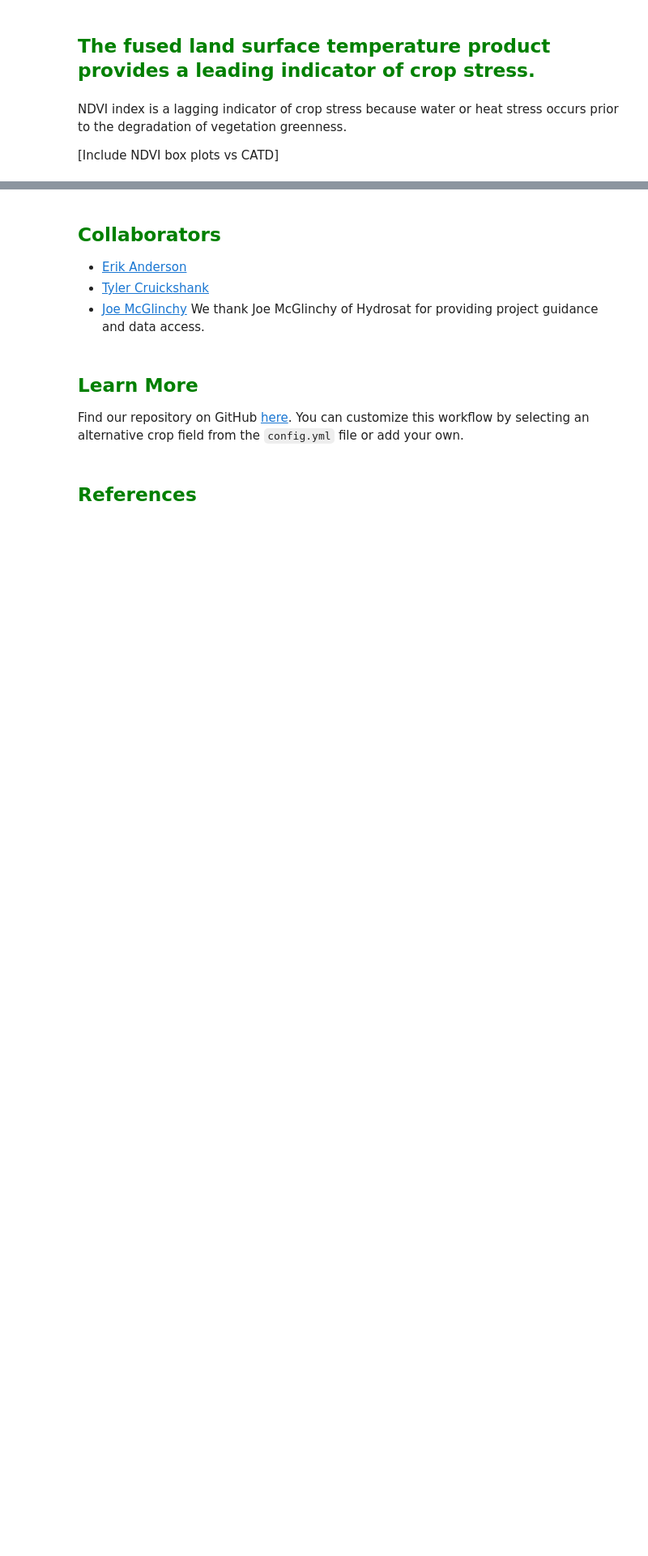
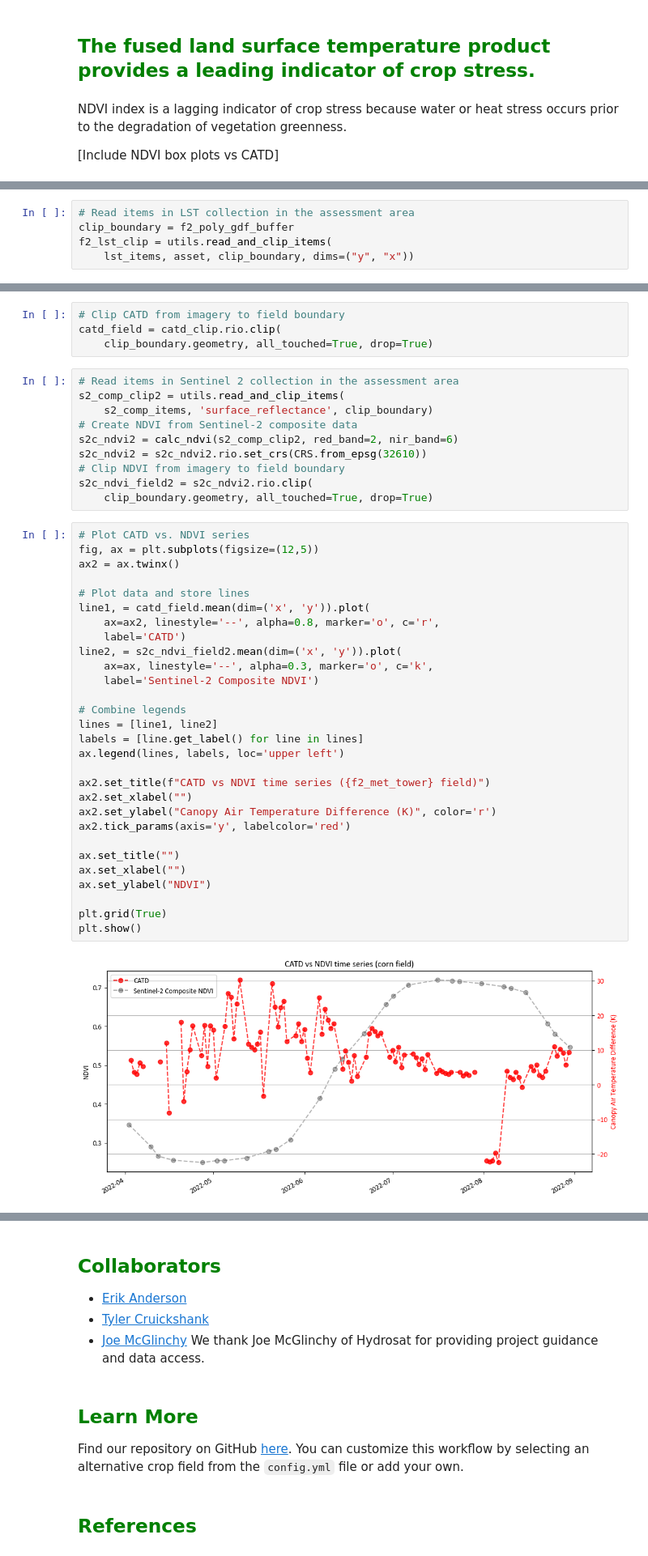
Before and after one commit to eanderson-ei/lst-crop-stress-capstone, a Jupyter notebook: blog.ipynb, the cells around one changed output, grey strips where cells are left out. Shown at 81% size. Cells and saved outputs as stored; diff of their text form; blank space fills up the shorter version.

Commit message:
add CATD section

```diff
--- a/blog.ipynb
+++ b/blog.ipynb
@@ -410,0 +487,5 @@ NDVI index is a lagging indicator of crop stress because water or heat stress oc
+# %%
+# Read items in LST collection in the assessment area
+clip_boundary = f2_poly_gdf_buffer
+f2_lst_clip = utils.read_and_clip_items(
+    lst_items, asset, clip_boundary, dims=("y", "x"))
@@ -410,0 +506,45 @@ NDVI index is a lagging indicator of crop stress because water or heat stress oc
+# %%
+# Clip CATD from imagery to field boundary
+catd_field = catd_clip.rio.clip(
+    clip_boundary.geometry, all_touched=True, drop=True)
+# %%
+# Read items in Sentinel 2 collection in the assessment area
+s2_comp_clip2 = utils.read_and_clip_items(
+    s2_comp_items, 'surface_reflectance', clip_boundary)
+# Create NDVI from Sentinel-2 composite data
+s2c_ndvi2 = calc_ndvi(s2_comp_clip2, red_band=2, nir_band=6)
+s2c_ndvi2 = s2c_ndvi2.rio.set_crs(CRS.from_epsg(32610))
+# Clip NDVI from imagery to field boundary
+s2c_ndvi_field2 = s2c_ndvi2.rio.clip(
+    clip_boundary.geometry, all_touched=True, drop=True)
+# %%
+# Plot CATD vs. NDVI series
+fig, ax = plt.subplots(figsize=(12,5))
+ax2 = ax.twinx()
+
+# Plot data and store lines
+line1, = catd_field.mean(dim=('x', 'y')).plot(
+    ax=ax2, linestyle='--', alpha=0.8, marker='o', c='r',
+    label='CATD')
+line2, = s2c_ndvi_field2.mean(dim=('x', 'y')).plot(
+    ax=ax, linestyle='--', alpha=0.3, marker='o', c='k',
+    label='Sentinel-2 Composite NDVI')
+
+# Combine legends
+lines = [line1, line2]
+labels = [line.get_label() for line in lines]
+ax.legend(lines, labels, loc='upper left')
+
+ax2.set_title(f"CATD vs NDVI time series ({f2_met_tower} field)")
+ax2.set_xlabel("")
+ax2.set_ylabel("Canopy Air Temperature Difference (K)", color='r')
+ax2.tick_params(axis='y', labelcolor='red')
+
+ax.set_title("")
+ax.set_xlabel("")
+ax.set_ylabel("NDVI")
+
+plt.grid(True)
+plt.show()
+# %% [output]
+[figure, added]
```
Also changed, not shown: parts of 29 cells of this notebook.
